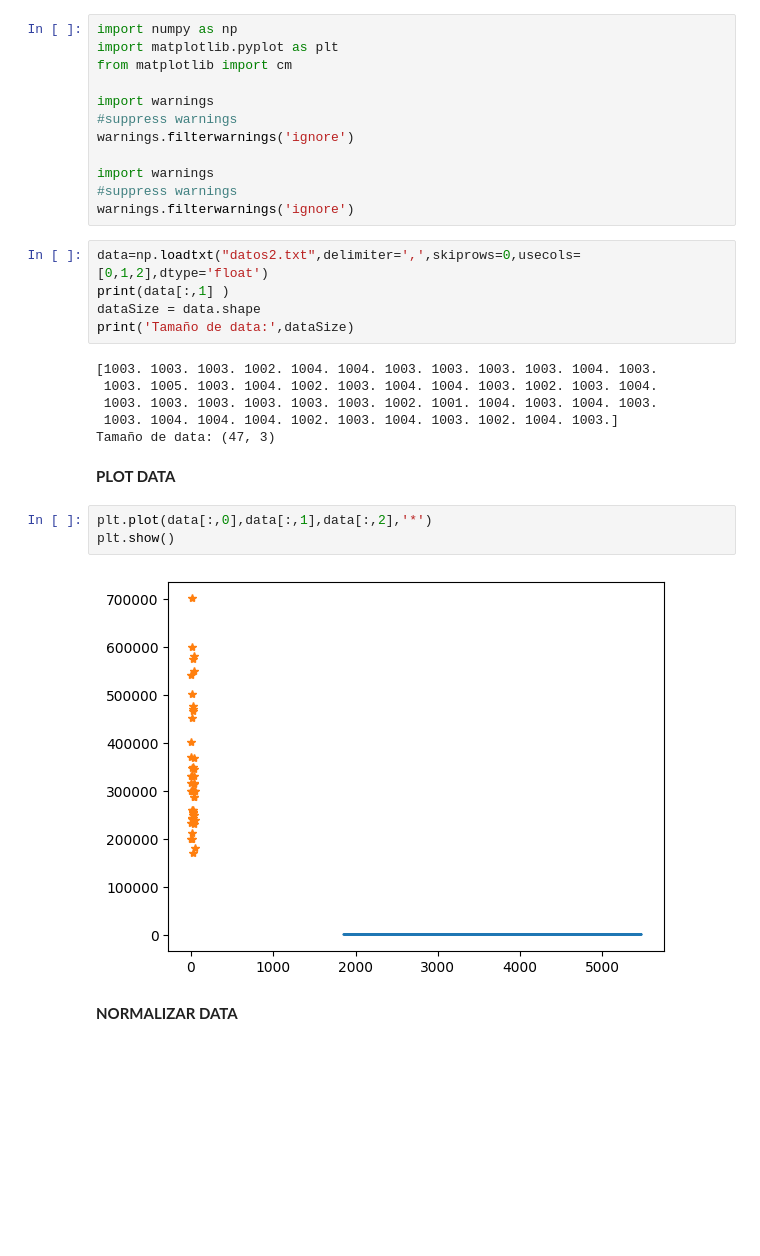
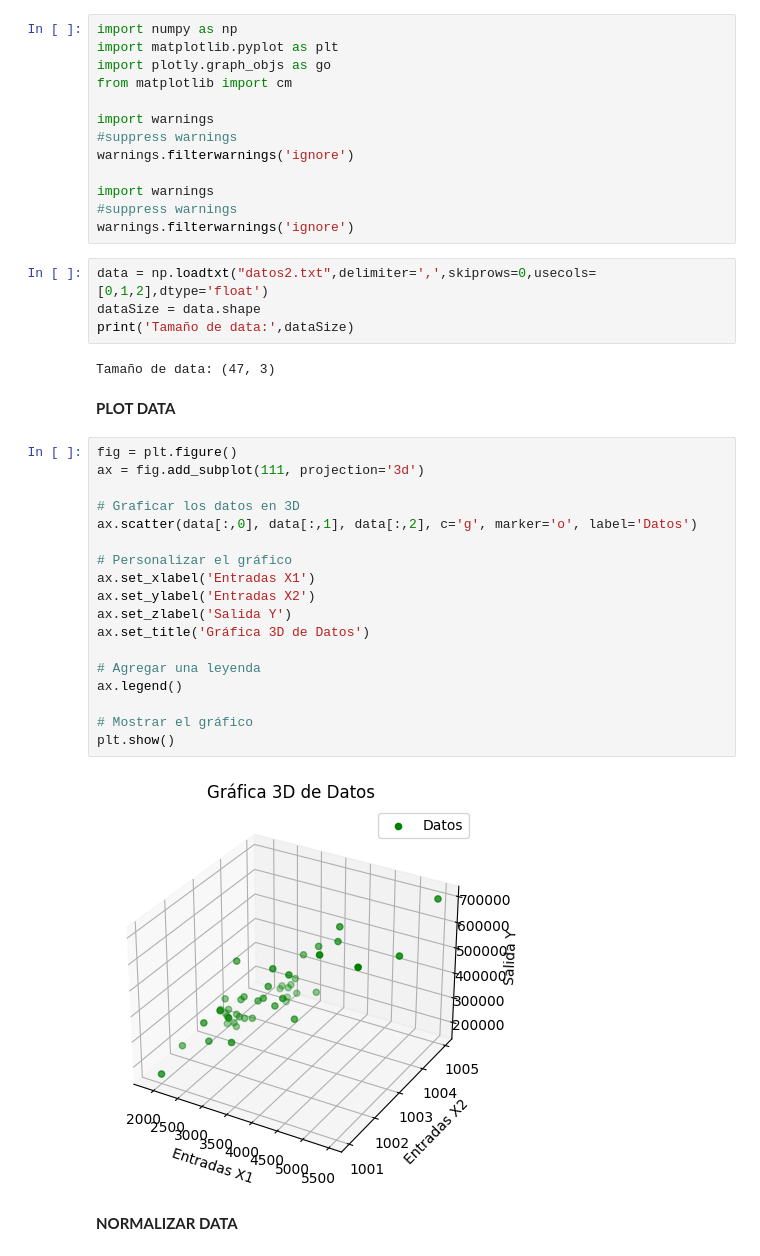
Before and after one commit to jcagudelo12/IA, a Jupyter notebook: RegresionLineal_2_Variables/R_Lineal_Two_Variable.ipynb, the cells around one changed output. Drawn from its saved outputs; the diff is of its cells as text; blank space fills up the shorter version.

```diff
--- a/RegresionLineal_2_Variables/R_Lineal_Two_Variable.ipynb
+++ b/RegresionLineal_2_Variables/R_Lineal_Two_Variable.ipynb
@@ -1,6 +1,7 @@
 # %%
 import numpy as np
 import matplotlib.pyplot as plt
+import plotly.graph_objs as go
 from matplotlib import cm
 
 import warnings
@@ -11,23 +12,33 @@ import warnings
 #suppress warnings
 warnings.filterwarnings('ignore')
 # %%
-data=np.loadtxt("datos2.txt",delimiter=',',skiprows=0,usecols=[0,1,2],dtype='float')
-print(data[:,1] )
+data = np.loadtxt("datos2.txt",delimiter=',',skiprows=0,usecols=[0,1,2],dtype='float')
 dataSize = data.shape
 print('Tamaño de data:',dataSize)
 # %% [output]
-[1003. 1003. 1003. 1002. 1004. 1004. 1003. 1003. 1003. 1003. 1004. 1003.
- 1003. 1005. 1003. 1004. 1002. 1003. 1004. 1004. 1003. 1002. 1003. 1004.
- 1003. 1003. 1003. 1003. 1003. 1003. 1002. 1001. 1004. 1003. 1004. 1003.
- 1003. 1004. 1004. 1004. 1002. 1003. 1004. 1003. 1002. 1004. 1003.]
 Tamaño de data: (47, 3)
 # %% [markdown]
 **PLOT DATA**
-# %%
-plt.plot(data[:,0],data[:,1],data[:,2],'*')
-plt.show()
-# %% [output]
-[figure, removed]
+# %%
+fig = plt.figure()
+ax = fig.add_subplot(111, projection='3d')
+
+# Graficar los datos en 3D
+ax.scatter(data[:,0], data[:,1], data[:,2], c='g', marker='o', label='Datos')
+
+# Personalizar el gráfico
+ax.set_xlabel('Entradas X1')
+ax.set_ylabel('Entradas X2')
+ax.set_zlabel('Salida Y')
+ax.set_title('Gráfica 3D de Datos')
+
+# Agregar una leyenda
+ax.legend()
+
+# Mostrar el gráfico
+plt.show()
+# %% [output]
+[figure, added]
 # %% [markdown]
 **NORMALIZAR DATA**
 # %%
```
Also changed, not shown: parts of 4 cells of this notebook, 2 other files.
